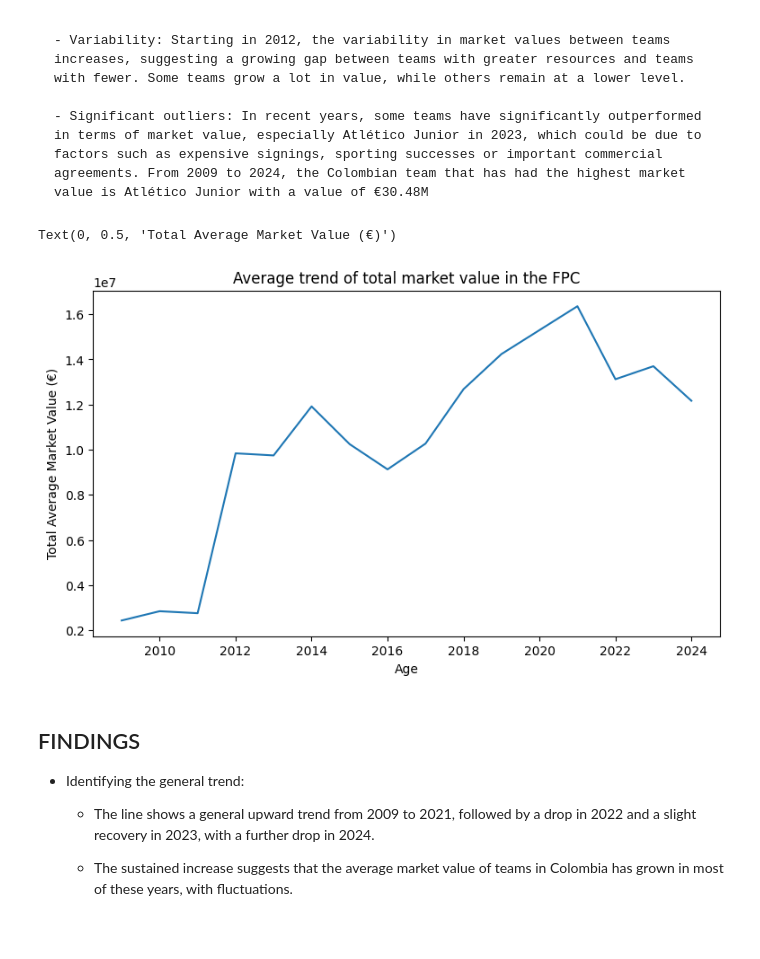
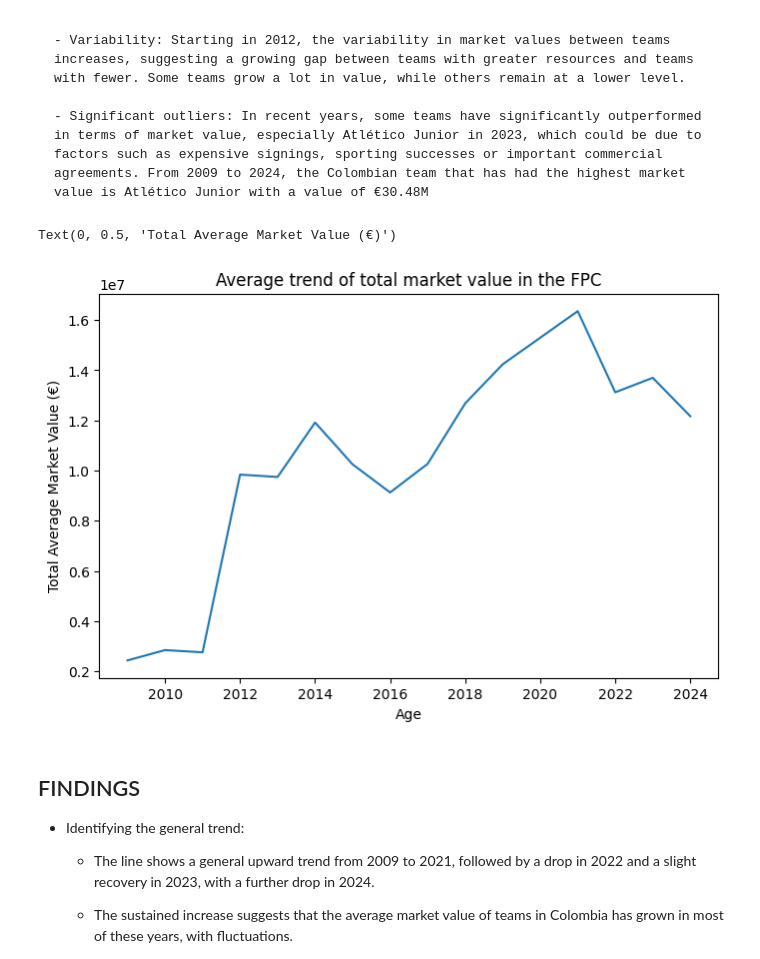
Before and after one commit to Eblasan71/Total_Market_Value, a Jupyter notebook: Total_Market_Value.ipynb, the cells around one changed output. Drawn from its saved outputs; the diff is of its cells as text; code cells hidden in the pictures; blank space fills up the shorter version.

```diff
--- a/Total_Market_Value.ipynb
+++ b/Total_Market_Value.ipynb
@@ -166,16 +166,16 @@ plt.tight_layout()
 # %%
 # We group by year to subsequently calculate the lineplot.
 df_grouped = df_combined.groupby('year')['total market value'].mean().reset_index()
 
 # Line plot of the global trend of total market value
-plt.figure(figsize=(9,5))
+plt.figure(figsize=(8,5))
 sns.lineplot(x='year', y='total market value', data=df_grouped)
 plt.title('Average trend of total market value in the FPC')
 plt.xlabel('Age')
 plt.ylabel('Total Average Market Value (€)')
 # %% [output]
 Text(0, 0.5, 'Total Average Market Value (€)')
-[figure, old version]
+[figure, new version]
 # %% [markdown]
 ## FINDINGS
 
```
Also changed, not shown: parts of 3 cells of this notebook.
